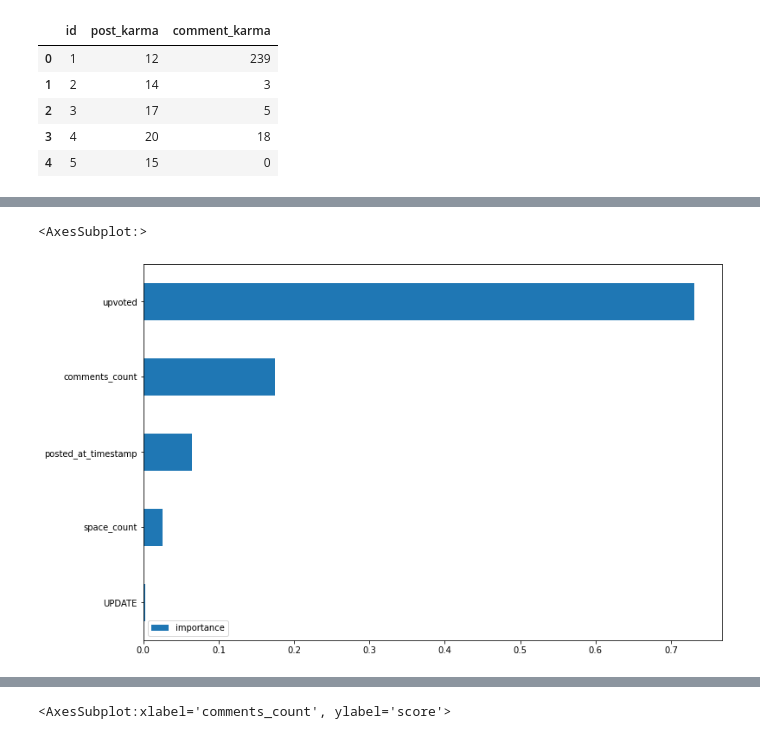
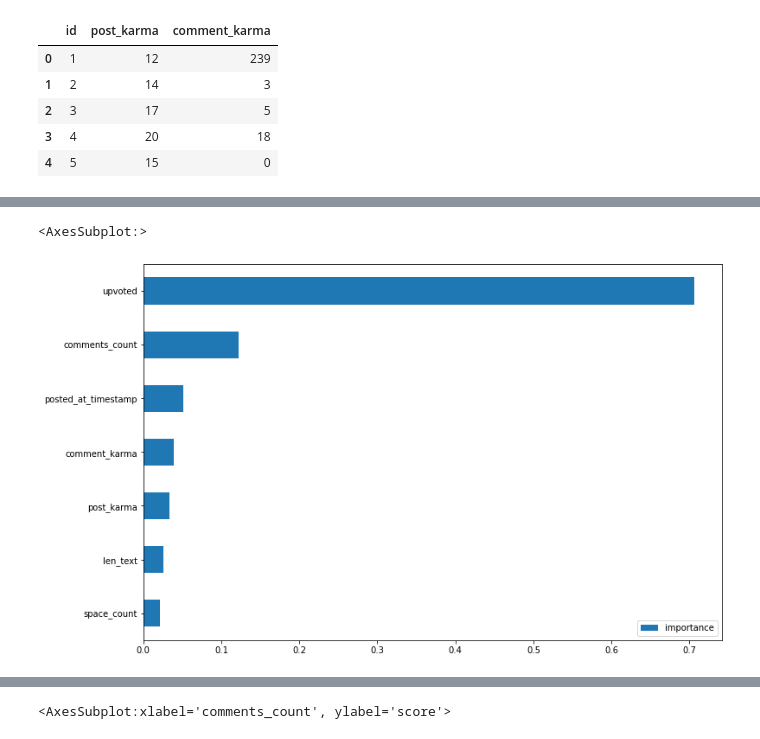
Before and after one commit to Tims24/Reddit, a Jupyter notebook: Reddit.ipynb, the cells around one changed output, grey strips where cells are left out. Drawn from its saved outputs; the diff is of its cells as text; code cells hidden in the pictures.

```diff
--- a/Reddit.ipynb
+++ b/Reddit.ipynb
@@ -115,5 +264,7 @@ posts_data = posts_data.rename(columns={'author_id': 'id'})
 # %%
 merged_data = pd.merge(posts_data, authors_data, on='id')
+# %%
+merged_data['date'] = pd.to_datetime(merged_data.posted_at_timestamp, unit='s')
 # %%
 merged_data
 # %% [output]
@@ -133,3 +284,3 @@ merged_data
 # %%
-merged_data_x = merged_data.drop(['id', 'score'], axis=1)
+merged_data_x = merged_data.drop(['id', 'score', 'date'], axis=1)
 merged_data_y = merged_data.score
@@ -141,7 +290,7 @@ from sklearn.ensemble import RandomForestClassifier
 from sklearn.model_selection import train_test_split
 X_train, X_test, y_train, y_test = train_test_split(merged_data_x, merged_data_y, test_size = 0.30, random_state = 42)
 # %%
-clf_rf = RandomForestClassifier()
+clf_rf = RandomForestRegressor()
 # %%
 from sklearn import tree
 from sklearn.model_selection import RandomizedSearchCV, GridSearchCV
@@ -151,3 +298,5 @@ parametrs = {'n_estimators':  [10, 20, 30], 'max_depth': [5, 7, 10]}
+# %%
+parametrs = {'n_estimators':  [ 40], 'max_depth': [12]}
 # %%
 grid_clf_rf = GridSearchCV(clf_rf, param_grid=parametrs, cv=5)
 # %%
@@ -171,8 +320,8 @@ feature_importances = best_grid_clf_rf.feature_importances_
 feature_importances_df = pd.DataFrame({'features': list(X_train),
                                       'feature_importances': feature_importances})
 # %%
-imp = pd.DataFrame(best_grid_clf_rf.feature_importances_, index=posts_data_x.columns, columns=['importance'])
+imp = pd.DataFrame(best_grid_clf_rf.feature_importances_, index=X_train.columns, columns=['importance'])
 imp.sort_values('importance').plot(kind='barh', figsize=(12, 8))
 # %% [output]
 <AxesSubplot:>
-[figure, old version]
+[figure, new version]
```
Also changed, not shown: parts of 62 cells of this notebook.
